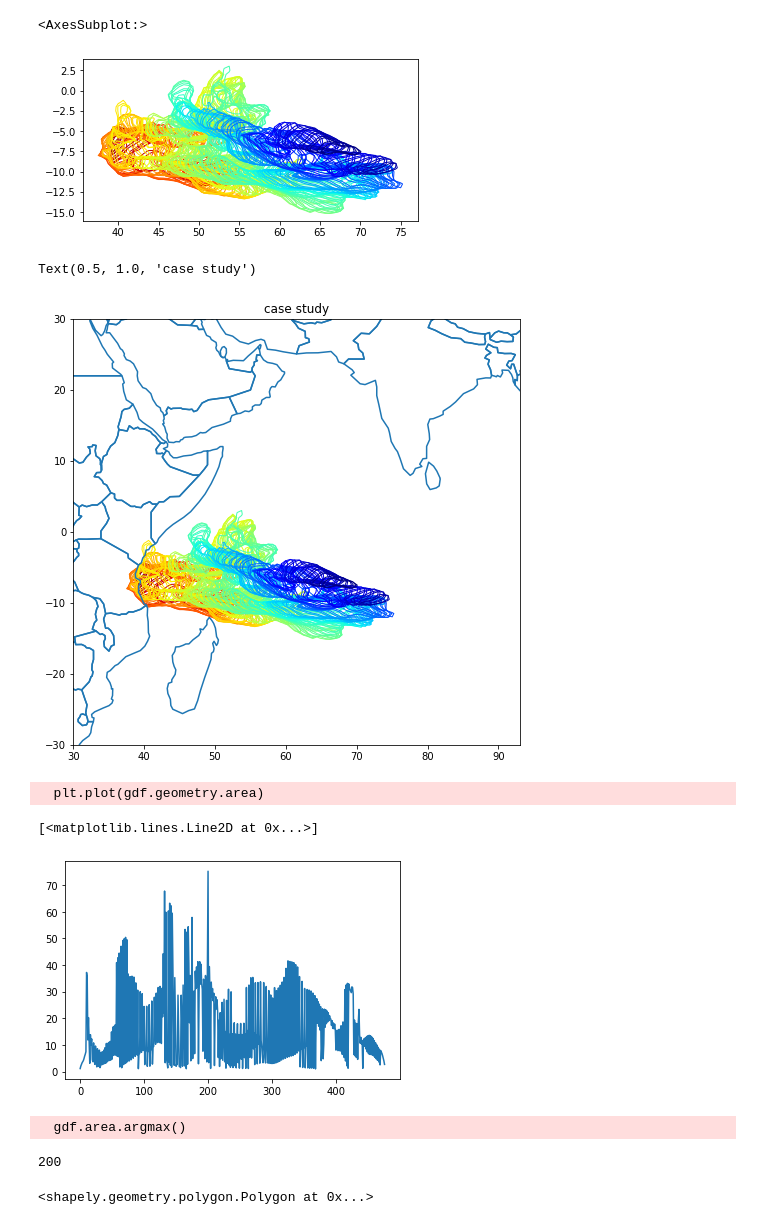
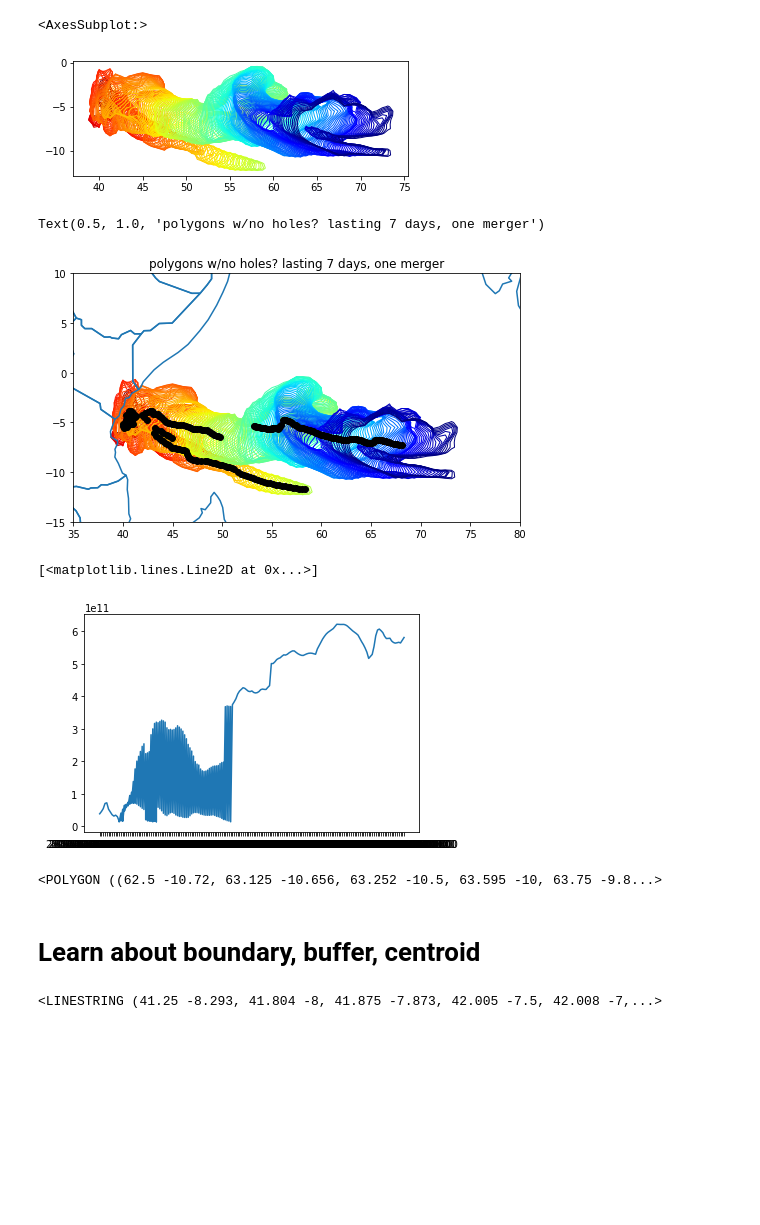
Before and after one commit to snigsam/VaporLakes, a Jupyter notebook: Distance_from_boundary.ipynb, the cells around one changed output. Cells and saved outputs as stored; diff of their text form; code cells hidden in the pictures; blank space fills up the shorter version.

```diff
--- a/Distance_from_boundary.ipynb
+++ b/Distance_from_boundary.ipynb
@@ -28,0 +34,11 @@ from datetime import datetime
+# %%
+df = pd.read_csv('ccvls_stats_2014-2018.improved.csv')
+# df
+# %%
+equatorcases = df[ abs(df.coastlat) < 10 ] # 162 of them exceeding 1 day
+eq7cases = equatorcases[ equatorcases.dur_days > 6 ]
+
+# Pick a clean one: all polygon, no holes (multipolygons)
+case = eq7cases.iloc[5]
+case
+# showme(case.filename) see LakeCaseStudy.ipynb for showme function
@@ -29,4 +61,7 @@ from datetime import datetime
 # %%
-filename = '2019_10_11_02_lat5p153S.geojson'
+filename = case.filename
 gdf = gp.read_file('GEOJSONS/'+filename)
 gdf
+# to avoid area warnings, use an equal-area map projection (CRS)
+# https://gis.stackexchange.com/questions/372564/userwarning-when-trying-to-get-centroid-from-a-polygon-geopandas
+gdf_area = gdf.to_crs('+proj=cea')
@@ -53,38 +69,44 @@ gdf.boundary.plot() # a "line collection"
 gdf.plot(column='time', facecolor='none', cmap='jet') #, alpha=1) #, legend=True)
 # %% [output]
 <AxesSubplot:>
-[figure, old version]
+[figure, new version]
 # %%
-fig, ax = plt.subplots(figsize=[8,8])
+# with map context
+fig, ax = plt.subplots(figsize=[8,7])
 ax.set_aspect('equal')
-ax.set_xlim(30, 93)
-ax.set_ylim(-30,30)
+ax.set_xlim(35, 80)
+ax.set_ylim(-15,10)
 
 gdf.plot(ax=ax, column='time', facecolor='none', \
                 cmap='jet', alpha=1) #, legend=True)
+
+# Plot centroids
+gdf_area.centroid.to_crs(gdf.crs).plot(ax=ax,color='black')
 
 #gdf.boundary.plot(ax=ax, color='black')
 path = gp.datasets.get_path('naturalearth_lowres') # Geography background
 mapdf = gp.read_file(path)
 mapdf.boundary.plot(ax=ax)
 
-ax.set_title('case study')
+ax.set_title('polygons w/no holes? lasting 7 days, one merger')
 # %% [output]
-Text(0.5, 1.0, 'case study')
+Text(0.5, 1.0, 'polygons w/no holes? lasting 7 days, one merger')
-[figure, old version]
+[figure, new version]
 # %%
-plt.plot(gdf.geometry.area)
+plt.plot(gdf.time, gdf_area.area)
 # %% [output]
-  plt.plot(gdf.geometry.area)
+[<matplotlib.lines.Line2D at 0x...>]
-[<matplotlib.lines.Line2D at 0x...>]
-[figure, old version]
+[figure, new version]
-# %%
-gdf.area.argmax()
-# %% [output]
-  gdf.area.argmax()
-200
+# %%
+# shape of largest blob at any time
+
+gdf.iloc[ gdf_area.area.argmax() ].geometry
+# %% [output]
+<POLYGON ((62.5 -10.72, 63.125 -10.656, 63.252 -10.5, 63.595 -10, 63.75 -9.8...>
+# %% [markdown]
+# Learn about boundary, buffer, centroid
 # %%
-blob = gdf.iloc[200].geometry
-blob
+blob = gdf.iloc[ 50 ].geometry
+blob.boundary
 # %% [output]
-<shapely.geometry.polygon.Polygon at 0x...>
+<LINESTRING (41.25 -8.293, 41.804 -8, 41.875 -7.873, 42.005 -7.5, 42.008 -7,...>
```
Also changed, not shown: parts of 15 cells of this notebook.
